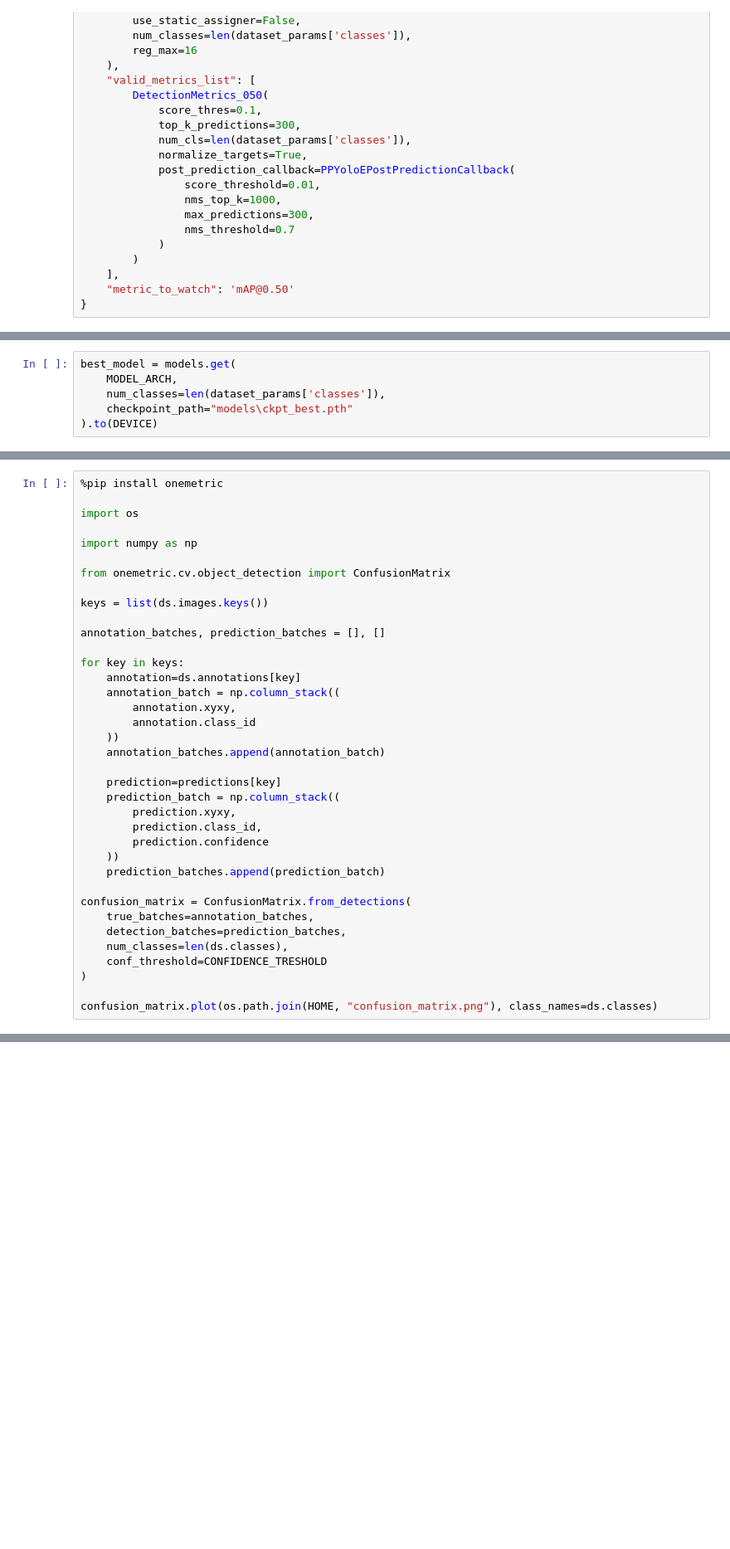
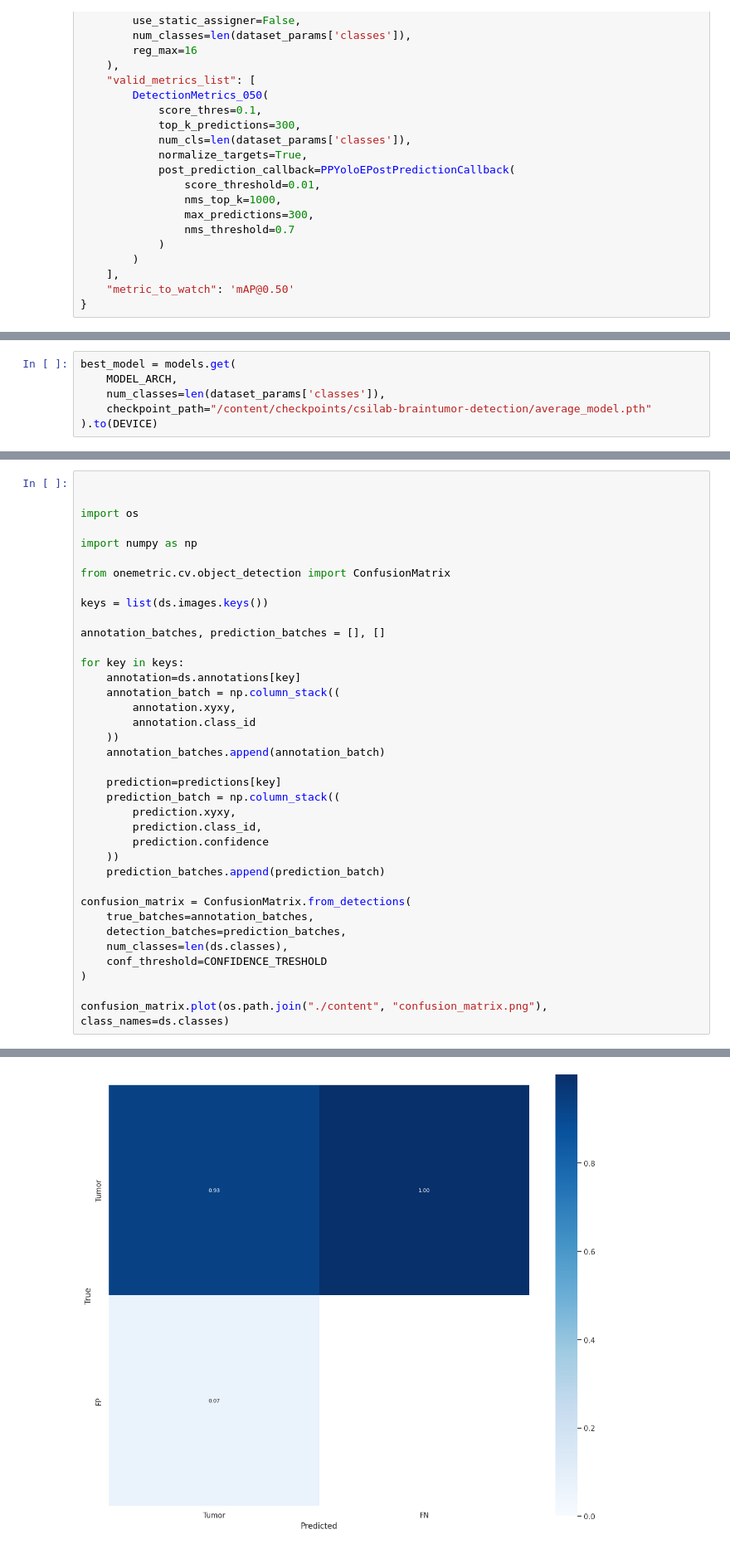
Before and after one commit to MateusuMelo/YOLO-NAS-Tumor, a Jupyter notebook: Main.ipynb, the cells around one changed output, grey strips where cells are left out. Shown: that part at 83% size. Cells and saved outputs as stored; diff of their text form; blank space fills up the shorter version.

Commit message:
Rodando modelo no colab

```diff
--- a/Main.ipynb
+++ b/Main.ipynb
@@ -183,6 +323,6 @@ OutOfMemoryError: CUDA out of memory. Tried to allocate 50.00 MiB (GPU 0; 3.00 G
 best_model = models.get(
     MODEL_ARCH,
     num_classes=len(dataset_params['classes']),
-    checkpoint_path="models\ckpt_best.pth"
+    checkpoint_path="/content/checkpoints/csilab-braintumor-detection/average_model.pth"
 ).to(DEVICE)
 # %% [output]
@@ -297,5 +452,5 @@ KeyError: 'c:\\Users\\mateu\\ICC\\CS&I-LAB\\YOLO-NAS-Tumor\\CsiLab-BrainTumor-De
 # %%
-%pip install onemetric
+
 
 import os
 
@@ -330,5 +485,5 @@ confusion_matrix = ConfusionMatrix.from_detections(
     conf_threshold=CONFIDENCE_TRESHOLD
 )
 
-confusion_matrix.plot(os.path.join(HOME, "confusion_matrix.png"), class_names=ds.classes)
+confusion_matrix.plot(os.path.join("./content", "confusion_matrix.png"), class_names=ds.classes)
 # %% [output]
@@ -352,0 +491 @@ KeyError: 'c:\\Users\\mateu\\ICC\\CS&I-LAB\\YOLO-NAS-Tumor\\CsiLab-BrainTumor-De
+[figure, added]
```
Also changed, not shown: parts of 13 cells of this notebook.
